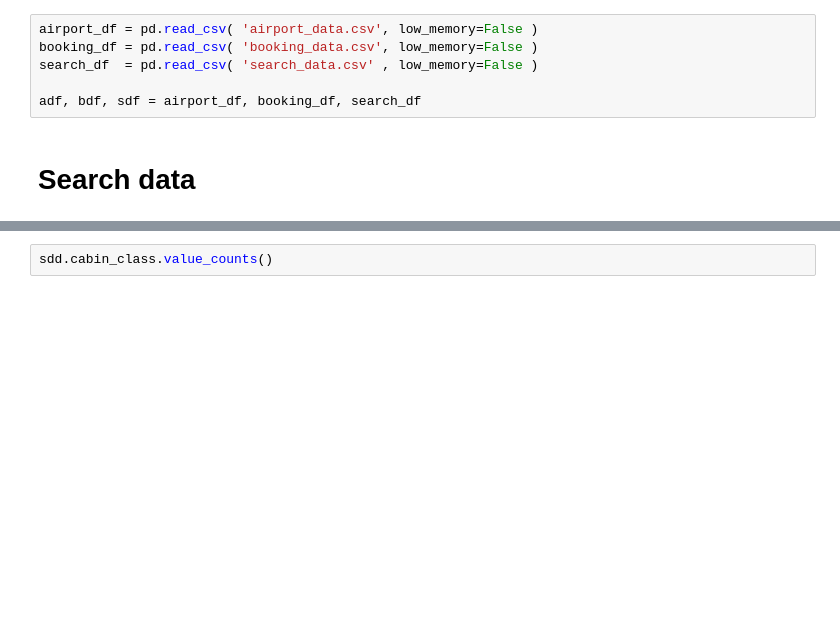
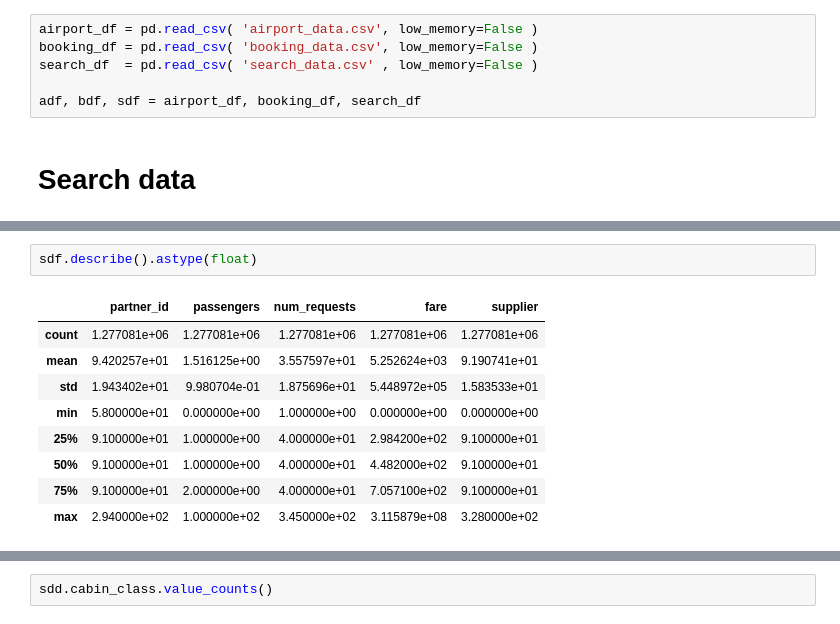
Before and after one commit to amajewski5c/airfare_predictions, a Jupyter notebook: fares.ipynb, the cells around one changed output, grey strips where cells are left out. Saved outputs shown, nothing was run; the diff lists cells and outputs as text; blank space fills up the shorter version.

```diff
--- a/fares.ipynb
+++ b/fares.ipynb
@@ -16,3 +16,15 @@ sdf.head(3)
 | 0 | 02c6c2ad-325b-4155-bb03-89badc92ea84 | 2017-02-01 00:00:07 | USD | MIA | NBYNv9utORVjlf604rUgXL/eFz6Tmu2Ny... | en | LAX | 294 | ... |
 | 1 | 0280e382-d24e-4138-bb20-8d236c0bb02f | 2017-02-01 00:00:32 | ISK | VCE | c2ea8bd4-40ff-4b8b-a42f-ada9b02ef963 | en | REK | 58 | ... |
 | 2 | c8903983-3eb9-4f0f-8f87-64b7e5dd0692 | 2017-02-01 00:00:39 | USD | SJD | 36195bda-ec40-4907-9428-c4fe11bd87fa | en | LAX | 91 | ... |
+# %%
+sdf.describe().astype(float)
+# %% [output]
+|  | partner_id | passengers | num_requests | fare | supplier |
+| count | 1.277081e+06 | 1.277081e+06 | 1.277081e+06 | 1.277081e+06 | 1.277081e+06 |
+| mean | 9.420257e+01 | 1.516125e+00 | 3.557597e+01 | 5.252624e+03 | 9.190741e+01 |
+| std | 1.943402e+01 | 9.980704e-01 | 1.875696e+01 | 5.448972e+05 | 1.583533e+01 |
+| min | 5.800000e+01 | 0.000000e+00 | 1.000000e+00 | 0.000000e+00 | 0.000000e+00 |
+| 25% | 9.100000e+01 | 1.000000e+00 | 4.000000e+01 | 2.984200e+02 | 9.100000e+01 |
+| 50% | 9.100000e+01 | 1.000000e+00 | 4.000000e+01 | 4.482000e+02 | 9.100000e+01 |
+| 75% | 9.100000e+01 | 2.000000e+00 | 4.000000e+01 | 7.057100e+02 | 9.100000e+01 |
+| max | 2.940000e+02 | 1.000000e+02 | 3.450000e+02 | 3.115879e+08 | 3.280000e+02 |
```
Also changed, not shown: parts of 9 cells of this notebook.
